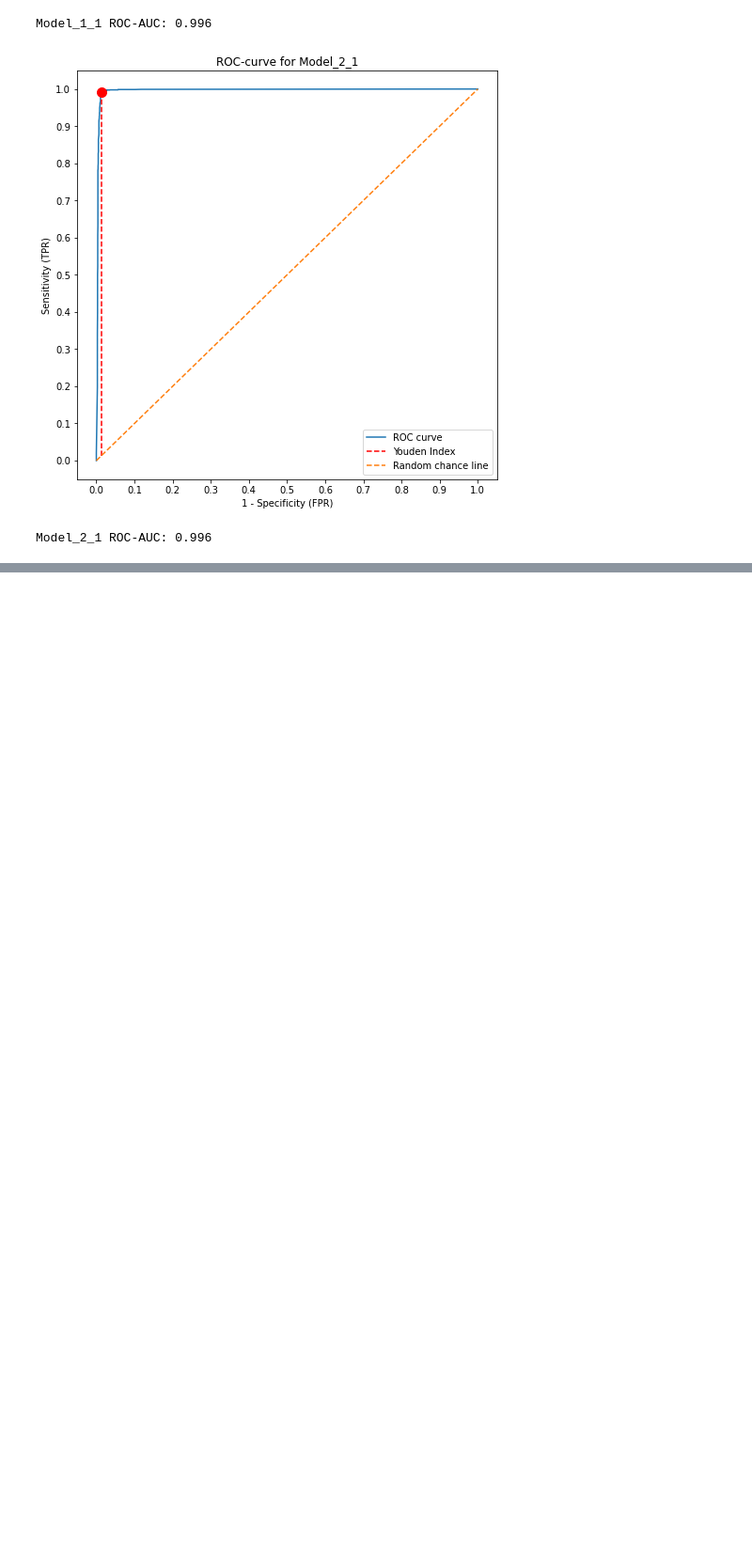
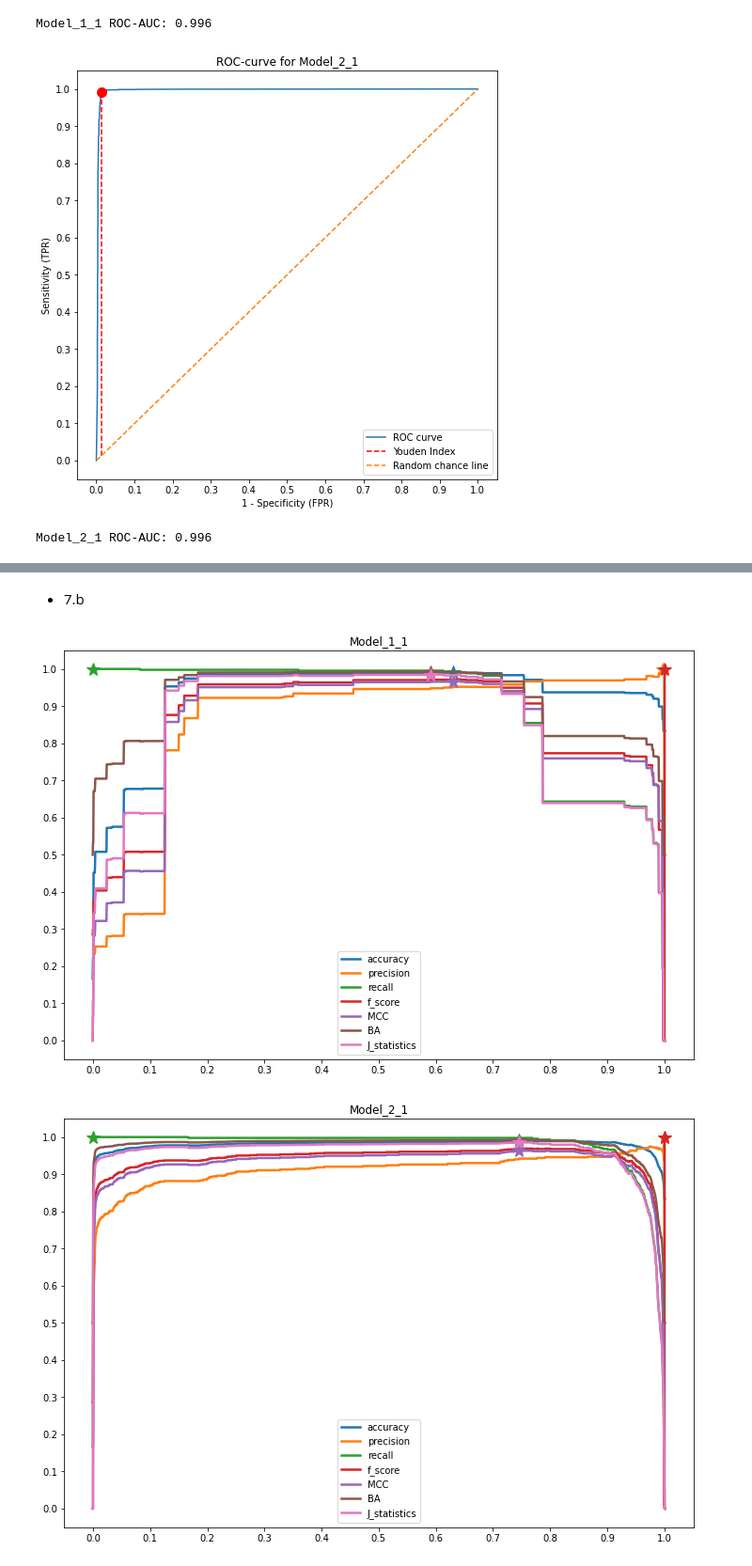
Before and after one commit to soneurotic/ML_lab2_ponomarenko, a Jupyter notebook: ponomarenko_lab2.ipynb, the cells around one changed output, grey strips where cells are left out. Shown: that part at 94% size. Cells and saved outputs as stored; diff of their text form; code cells hidden in the pictures; blank space fills up the shorter version.

```diff
--- a/ponomarenko_lab2.ipynb
+++ b/ponomarenko_lab2.ipynb
@@ -345,0 +380,3 @@ Name: GT, dtype: int64
+# %%
+model_1a = dict({'name': models[0], 'model': calc(new_df, models[0], threshold)})
+model_2a = dict({'name': models[1], 'model': calc(new_df, models[1], threshold)})
@@ -345,0 +403,7 @@ Name: GT, dtype: int64
+# %% [markdown]
+- 7.b
+# %%
+viz_metrics(model_1a, model_2a)
+# %% [output]
+[figure, added]
+[figure, added]
```
Also changed, not shown: parts of 59 cells of this notebook.
